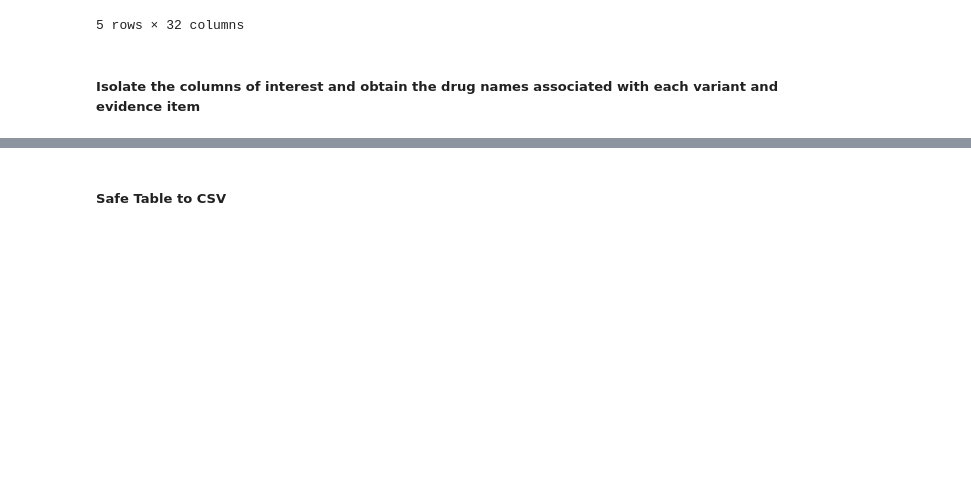
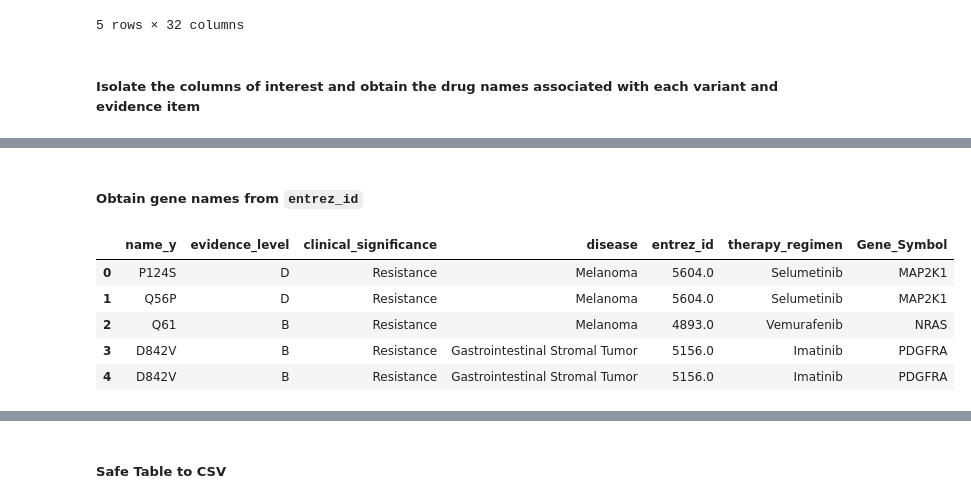
Before and after one commit to jmichuda/bmi-210-final-project, a Jupyter notebook: src/CIViC_API_Usage.ipynb, the cells around one changed output, grey strips where cells are left out. Cells and saved outputs as stored; diff of their text form; code cells hidden in the pictures; blank space fills up the shorter version.

```diff
--- a/src/CIViC_API_Usage.ipynb
+++ b/src/CIViC_API_Usage.ipynb
@@ -78,6 +93,20 @@ for i in range(df_variant_evidence_filtered.shape[0]):
     therapy_regimen = "+".join(drug_list)
     df_variant_evidence_filtered.loc[i, "therapy_regimen"] = therapy_regimen
     df_variant_evidence_filtered.loc[i, "disease"] = df_variant_evidence_filtered.loc[i, "disease"]["name"]
+# %% [markdown]
+##### Obtain gene names from `entrez_id`
+# %%
+gene_list = pd.read_csv("CancerGeneList.tsv", sep="\t", header=0, usecols=[0, 1])
+df_variant_evidence_filtered = df_variant_evidence_filtered.merge(gene_list, left_on="entrez_id", right_on="Entrez_Id", how="left")
+df_variant_evidence_filtered = df_variant_evidence_filtered.drop(columns=["Entrez_Id", "drugs"])
+df_variant_evidence_filtered.head()
+# %% [output]
+|  | name_y | evidence_level | clinical_significance | disease | entrez_id | therapy_regimen | Gene_Symbol |
+| 0 | P124S | D | Resistance | Melanoma | 5604.0 | Selumetinib | MAP2K1 |
+| 1 | Q56P | D | Resistance | Melanoma | 5604.0 | Selumetinib | MAP2K1 |
+| 2 | Q61 | B | Resistance | Melanoma | 4893.0 | Vemurafenib | NRAS |
+| 3 | D842V | B | Resistance | Gastrointestinal Stromal Tumor | 5156.0 | Imatinib | PDGFRA |
+| 4 | D842V | B | Resistance | Gastrointestinal Stromal Tumor | 5156.0 | Imatinib | PDGFRA |
 # %%
 column_mappings = {
     "name_y": "variant",
```
Also changed, not shown: parts of 6 cells of this notebook, 2 other files.
